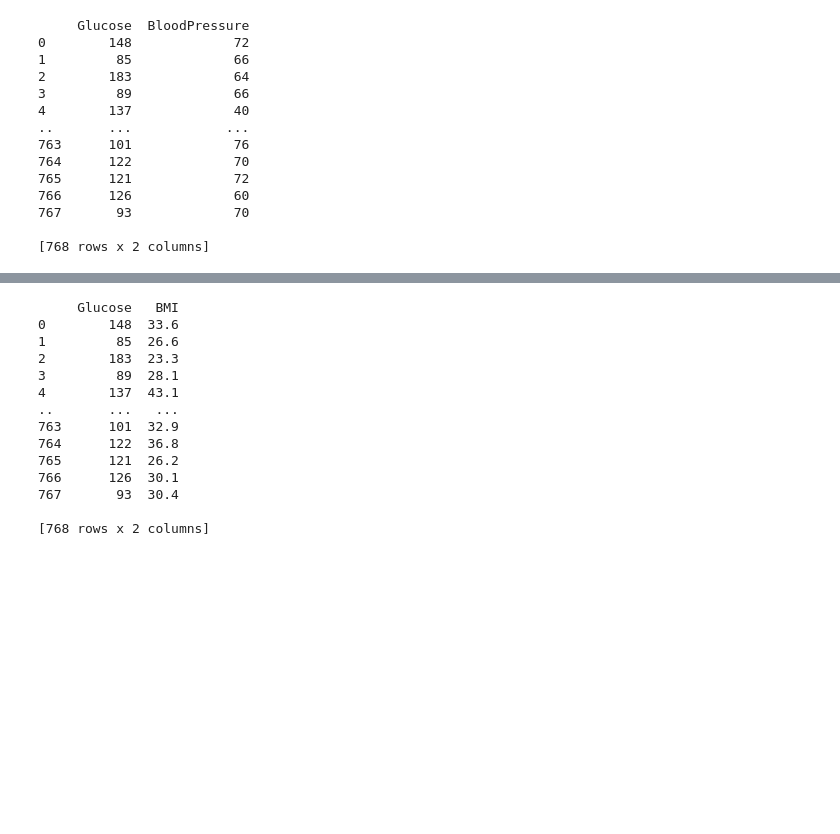
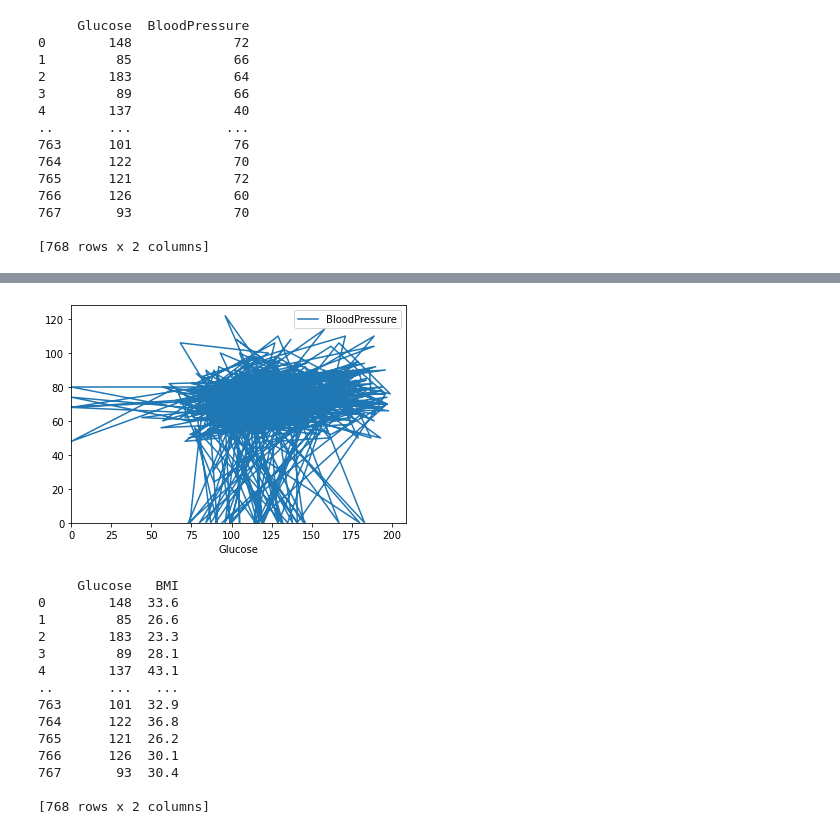
Before and after one commit to johnnjoroge0/Diabetes-data-analysis, a Jupyter notebook: Diabetes data analysis.ipynb, the cells around one changed output, grey strips where cells are left out. Saved outputs shown, nothing was run; the diff lists cells and outputs as text; code cells hidden in the pictures; blank space fills up the shorter version.

```diff
--- a/Diabetes data analysis.ipynb
+++ b/Diabetes data analysis.ipynb
@@ -124,3 +132,12 @@ print(Data1)
+# %%
+import matplotlib.pyplot as plt
+Data1.plot(y="BloodPressure",x ="Glucose", kind='line'),
+plt.ylim(ymin=0)
+plt.xlim(xmin=0)
+
+plt.show()
+# %% [output]
+[figure, added]
 # %%
 #mesuring the central tendancy
 #extract the data
```
Also changed, not shown: parts of 8 cells of this notebook.
